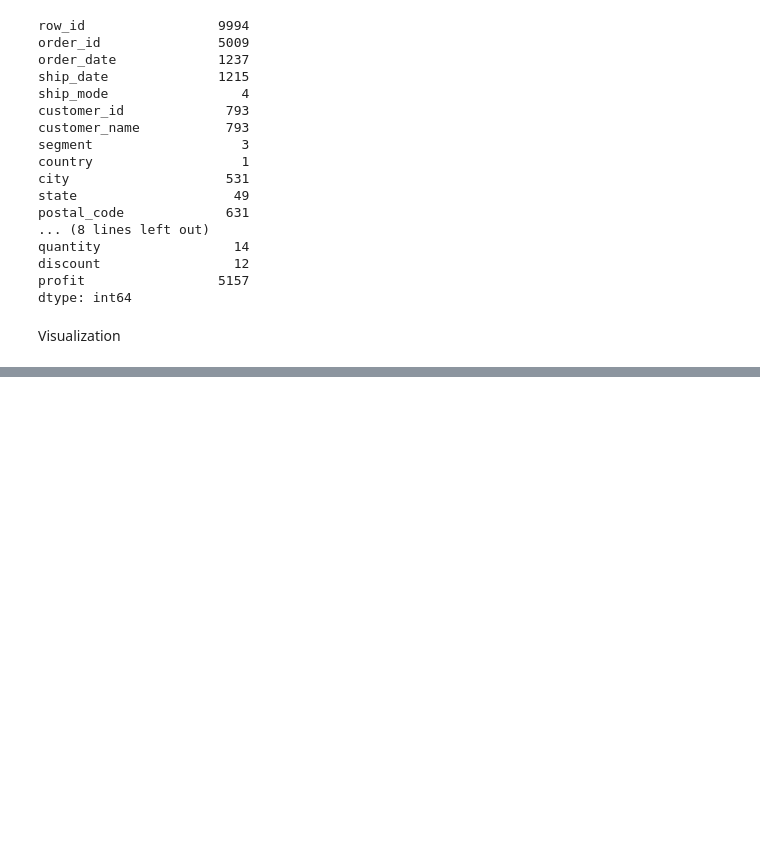
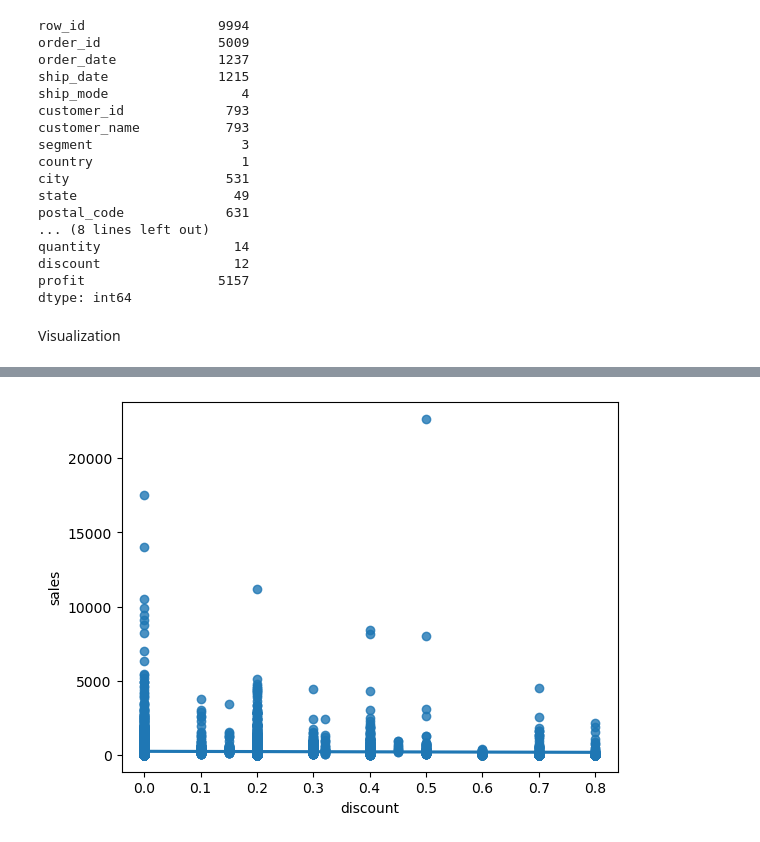
Before and after one commit to manishmopuri19/Retail_supply_chain_Analysis, a Jupyter notebook: Retail Supply Chain.ipynb, the cells around one changed output, grey strips where cells are left out. Drawn from its saved outputs; the diff is of its cells as text; code cells hidden in the pictures; blank space fills up the shorter version.

```diff
--- a/Retail Supply Chain.ipynb
+++ b/Retail Supply Chain.ipynb
@@ -114,0 +210,5 @@ Visualization
+# %%
+sns.regplot(data=data, x='discount', y='sales')
+plt.show()
+# %% [output]
+[figure, added]
```
Also changed, not shown: parts of 11 cells of this notebook.
